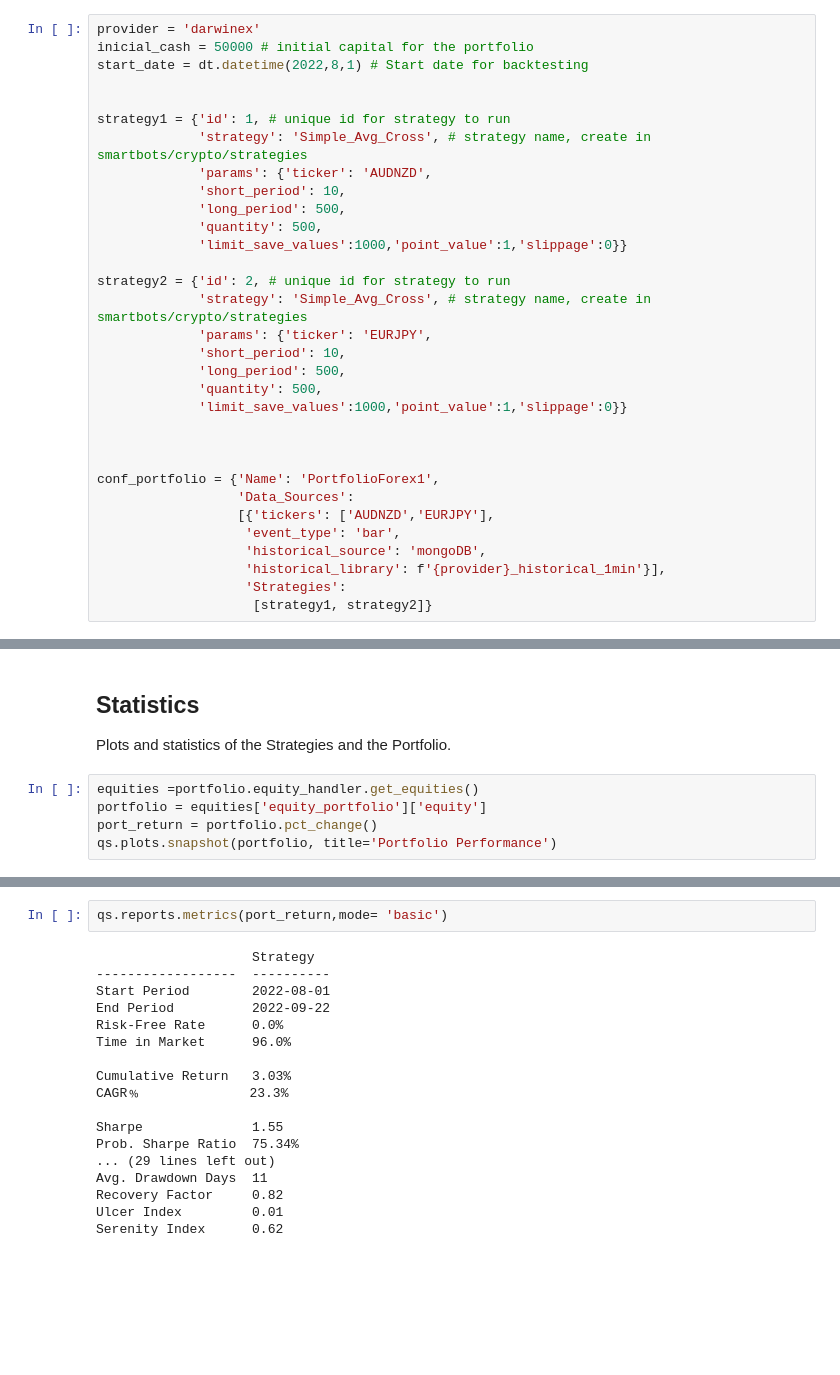
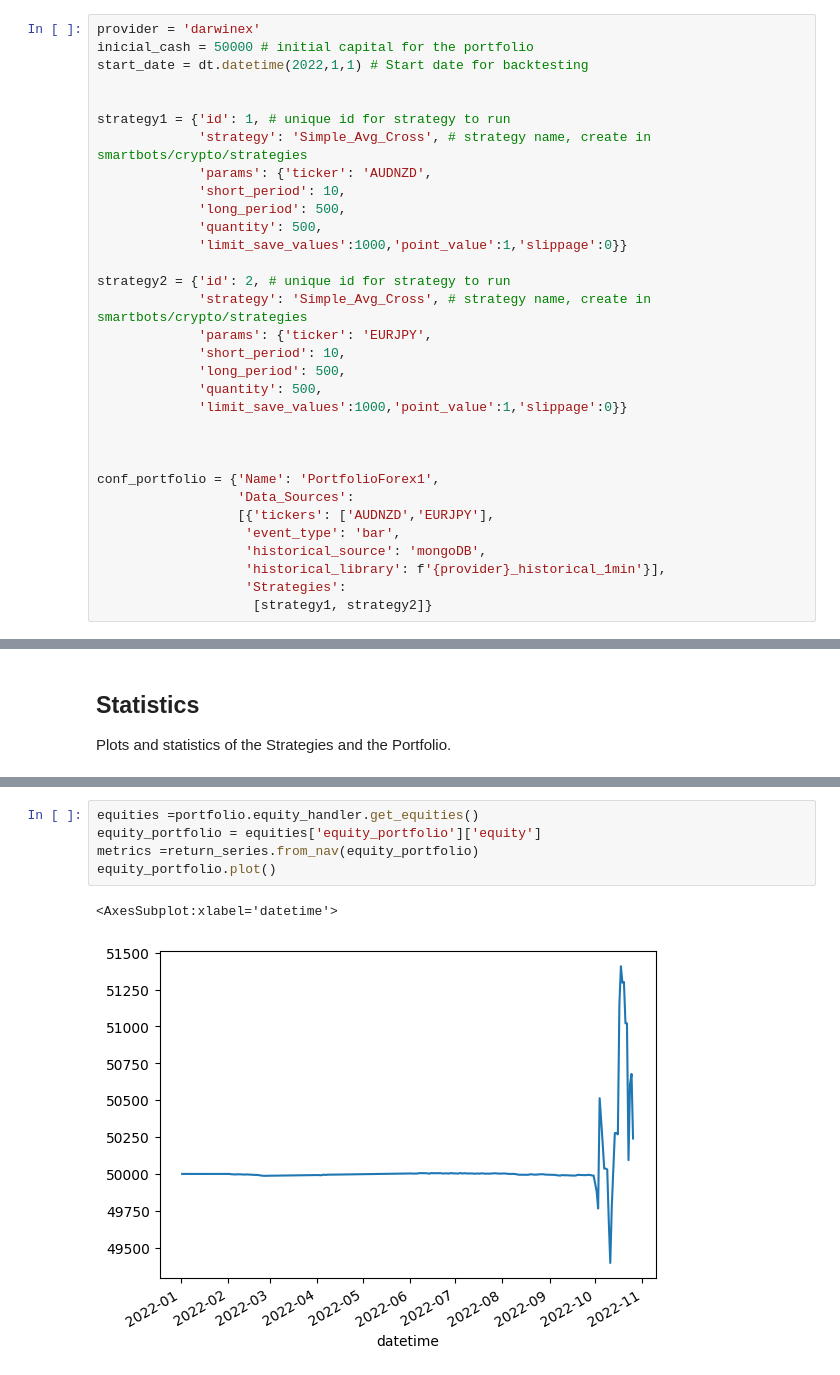
Before and after one commit to SmartLever/SmartBots, a Jupyter notebook: bots/financial_trading/backtesting_financial.ipynb, the cells around one changed output, grey strips where cells are left out. Drawn from its saved outputs; the diff is of its cells as text; blank space fills up the shorter version.

Commit message:
update telegram financial, and backtesting financial

```diff
--- a/bots/financial_trading/backtesting_financial.ipynb
+++ b/bots/financial_trading/backtesting_financial.ipynb
@@ -51,7 +52,7 @@ df1.close.plot()
 # %%
 provider = 'darwinex'
 inicial_cash = 50000 # initial capital for the portfolio
-start_date = dt.datetime(2022,8,1) # Start date for backtesting
+start_date = dt.datetime(2022,1,1) # Start date for backtesting
 
 
 strategy1 = {'id': 1, # unique id for strategy to run
@@ -96,8 +109,3 @@ Loading EURJPY from 2022-09-01 00:00:00
 ## Statistics
 
 Plots and statistics of the Strategies and the Portfolio.
-# %%
-equities =portfolio.equity_handler.get_equities()
-portfolio = equities['equity_portfolio']['equity']
-port_return = portfolio.pct_change()
-qs.plots.snapshot(portfolio, title='Portfolio Performance')
@@ -106,20 +112,8 @@ qs.plots.snapshot(portfolio, title='Portfolio Performance')
-# %%
-qs.reports.metrics(port_return,mode= 'basic')
-# %% [output]
-                    Strategy
-------------------  ----------
-Start Period        2022-08-01
-End Period          2022-09-22
-Risk-Free Rate      0.0%
-Time in Market      96.0%
-
-Cumulative Return   3.03%
-CAGR﹪              23.3%
-
-Sharpe              1.55
-Prob. Sharpe Ratio  75.34%
-... (29 lines left out)
-Avg. Drawdown Days  11
-Recovery Factor     0.82
-Ulcer Index         0.01
-Serenity Index      0.62
+# %%
+equities =portfolio.equity_handler.get_equities()
+equity_portfolio = equities['equity_portfolio']['equity']
+metrics =return_series.from_nav(equity_portfolio)
+equity_portfolio.plot()
+# %% [output]
+<AxesSubplot:xlabel='datetime'>
+[figure, added]
```
Also changed, not shown: parts of 9 cells of this notebook, 3 other files.
